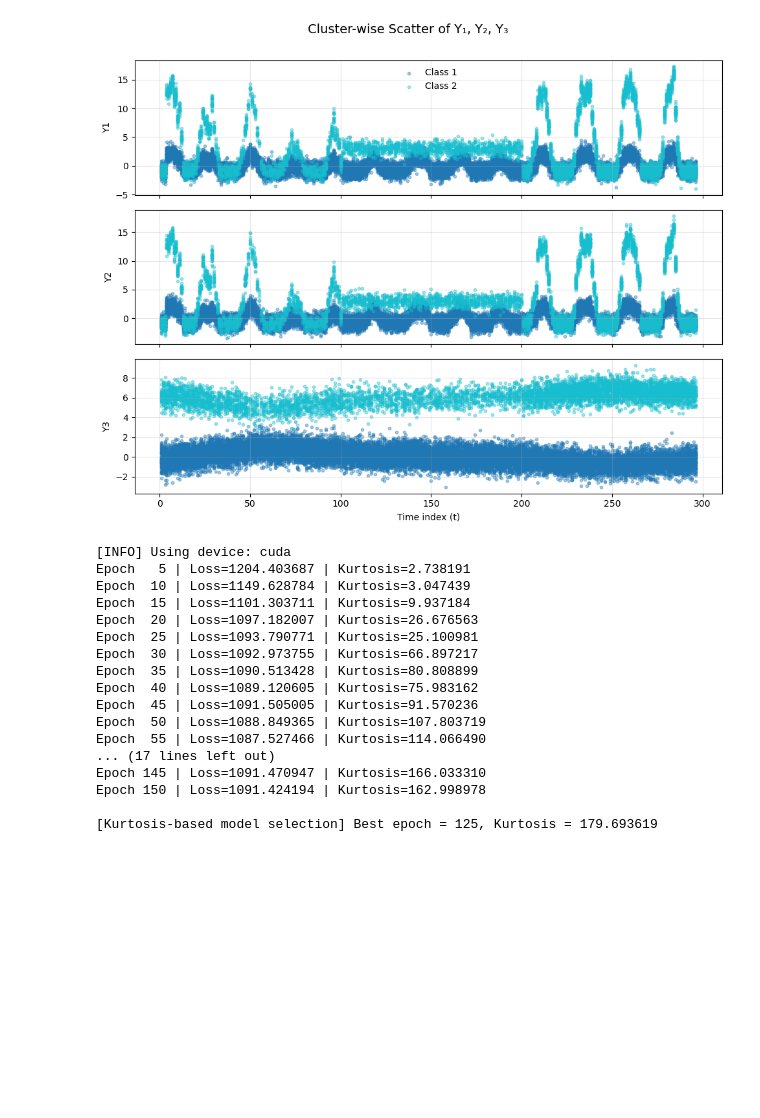
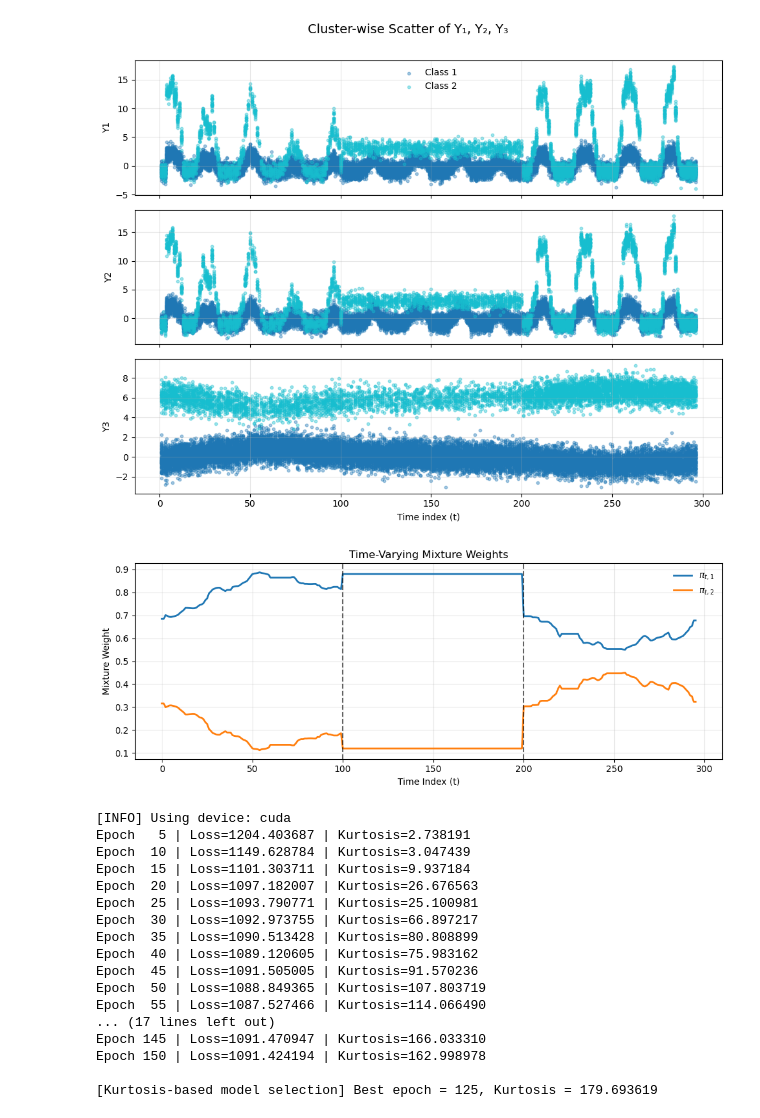
Before and after one commit to allenkei/CPD_FlowCytometry, a Jupyter notebook: sims_py/simulate_from_real_PY.ipynb, the cells around one changed output. Cells and saved outputs as stored; diff of their text form; code cells hidden in the pictures; blank space fills up the shorter version.

```diff
--- a/sims_py/simulate_from_real_PY.ipynb
+++ b/sims_py/simulate_from_real_PY.ipynb
@@ -54,6 +54,65 @@ plt.tight_layout(rect=[0, 0, 1, 0.97])
 plt.show()
 # %% [output]
 [figure]
+# %%
+from scipy.special import softmax
+import numpy as np
+import matplotlib.pyplot as plt
+
+# X_df: (T, 3)
+T = X_df.shape[0]
+
+# ----- define alphas -----
+alpha13 = np.array([
+    [1, 0, 0],
+    [0, 0, 0.5]
+])   # shape (2, 3)
+
+alpha2 = np.array([
+    [2, 0, 0],
+    [0, 0, 0]
+])    # shape (2, 3)
+
+# ---- change points: new regime starts ----
+cp1, cp2 = 100, 200   # Python (0-based)
+
+# ---- time indices ----
+t = np.arange(T)      # 0, 1, ..., T-1
+
+sec1 = np.arange(0, cp1)     # [0, ..., 99]
+sec2 = np.arange(cp1, cp2)   # [100, ..., 199]
+sec3 = np.arange(cp2, T)     # [200, ..., T-1]
+
+# ----- compute logits -----
+logits = np.zeros((T, 2))
+
+logits[sec1] = X_df[sec1] @ alpha13.T
+logits[sec2] = X_df[sec2] @ alpha2.T
+logits[sec3] = X_df[sec3] @ alpha13.T
+
+# ----- softmax to get mixture weights -----
+pi_t = softmax(logits, axis=1)   # shape (T, 2)
+
+# ----- plot -----
+plt.figure(figsize=(10, 4))
+
+plt.plot(t, pi_t[:, 0], label=r'$\pi_{t,1}$', linewidth=2)
+plt.plot(t, pi_t[:, 1], label=r'$\pi_{t,2}$', linewidth=2)
+
+# change points = new regime starts
+plt.axvline(cp1, color='k', linestyle='--', alpha=0.6)
+plt.axvline(cp2, color='k', linestyle='--', alpha=0.6)
+
+plt.xlabel("Time Index (t)")
+plt.ylabel("Mixture Weight")
+plt.title("Time-Varying Mixture Weights")
+plt.legend(frameon=False)
+plt.grid(alpha=0.3)
+
+plt.tight_layout()
+plt.show()
+# %% [output]
+[figure, added]
 # %%
 device = torch.device("cuda" if torch.cuda.is_available() else "cpu")
 print(f"[INFO] Using device: {device}")
```
Also changed, not shown: 10 other files.
